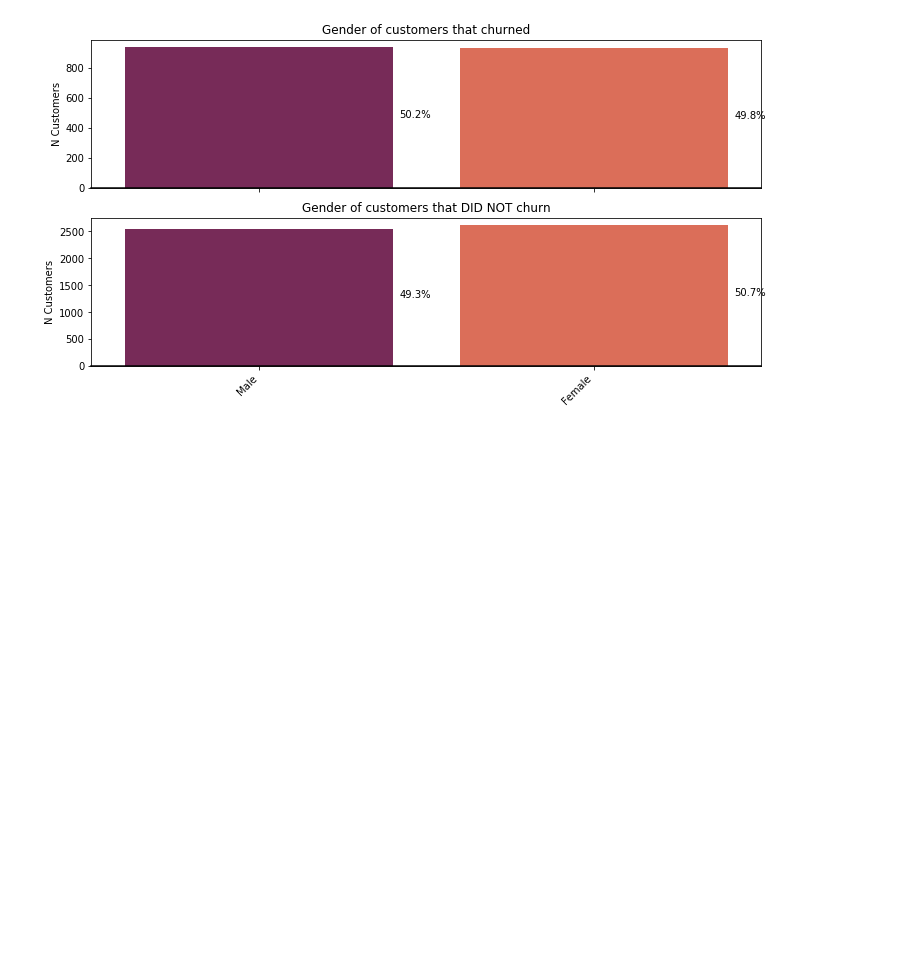
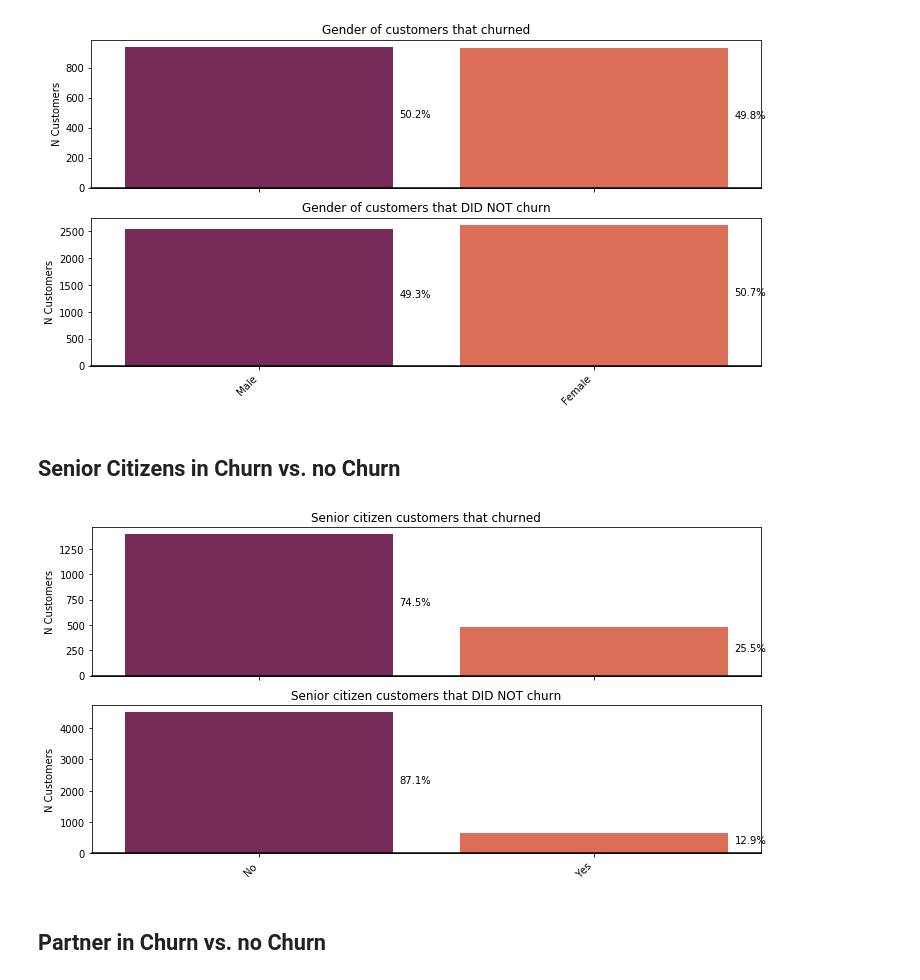
Before and after one commit to edab96/AI-and-Robotics-Project, a Jupyter notebook: Telco Churn EDA.ipynb, the cells around one changed output. Drawn from its saved outputs; the diff is of its cells as text; code cells hidden in the pictures; blank space fills up the shorter version.

```diff
--- a/Telco Churn EDA.ipynb
+++ b/Telco Churn EDA.ipynb
@@ -253,3 +276,49 @@ for p in ax1.patches:
 # Hence, when developing a strategy against churn, focus on gender would not matter.
 # %% [output]
 [figure]
+# %% [markdown]
+## Senior Citizens in Churn vs. no Churn
+# %%
+# Preparing the SeniorCitizen Column to be plotted.
+sc_labels = df['SeniorCitizen'].value_counts().keys().tolist()
+sc_values = df['SeniorCitizen'].value_counts().values.tolist()
+ChurnPerSc = Churn.groupby(df['SeniorCitizen']).value_counts().values.tolist()
+NoChurnPerSc = NoChurn.groupby(df['SeniorCitizen']).value_counts().values.tolist()
+# %%
+f, (ax, ax1) = plt.subplots(2,figsize=(12, 6),sharex=True)
+
+ax = sns.barplot(x=sc_labels, y=ChurnPerSc, palette="rocket",ax=ax)
+ax.axhline(0, color="k", clip_on=False)
+ax.set_title('Senior citizen customers that churned')
+ax.set_xticklabels(ax.get_xticklabels(), rotation=45, horizontalalignment='right')
+ax.set_ylabel("N Customers")
+
+TotalChurnPerSc = ChurnPerSc[0] + ChurnPerSc[1]
+total = TotalChurnPerSc
+
+for p in ax.patches:
+        percentage = '{:.1f}%'.format(100 * p.get_height()/total)
+        x = p.get_x() + p.get_width() + 0.02
+        y = p.get_y() + p.get_height()/2
+        ax.annotate(percentage, (x,y))
+
+ax1 = sns.barplot(x=sc_labels, y=NoChurnPerSc, palette="rocket",ax=ax1)
+ax1.axhline(0, color="k", clip_on=False)
+ax1.set_title('Senior citizen customers that DID NOT churn')
+ax1.set_xticklabels(ax1.get_xticklabels(), rotation=45, horizontalalignment='right')
+ax1.set_ylabel("N Customers")
+
+TotalNoChurnPerSc = NoChurnPerSc[0] + NoChurnPerSc[1]
+total1 = TotalNoChurnPerSc
+for p in ax1.patches:
+        percentage = '{:.1f}%'.format(100 * p.get_height()/total1)
+        x = p.get_x() + p.get_width() + 0.02
+        y = p.get_y() + p.get_height()/2
+        ax1.annotate(percentage, (x, y))
+
+# Out of the total of 1869 customers that churned 74.5 % are senior citizens. This means that a customer loyalty
+# programme or strategy should clearly address the needs of the elderly in order to retain them.
+# %% [output]
+[figure, added]
+# %% [markdown]
+## Partner in Churn vs. no Churn
```
Also changed, not shown: parts of 57 cells of this notebook.
